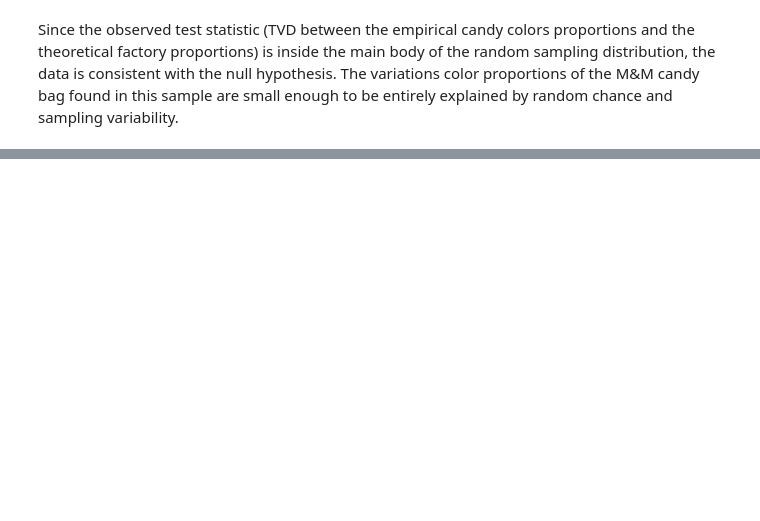
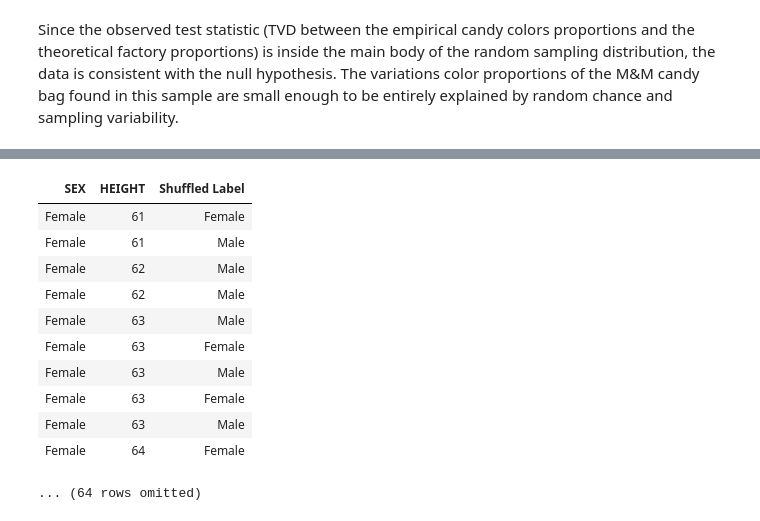
Before and after one commit to SRJC-Data-Science/materials-sp22, a Jupyter notebook: SRJC/lecture_note/lecture_17_18_19/hypothesis_testing-pw.ipynb, the cells around one changed output, grey strips where cells are left out. Saved outputs shown, nothing was run; the diff lists cells and outputs as text; code cells hidden in the pictures; blank space fills up the shorter version.

```diff
--- a/SRJC/lecture_note/lecture_17_18_19/hypothesis_testing-pw.ipynb
+++ b/SRJC/lecture_note/lecture_17_18_19/hypothesis_testing-pw.ipynb
@@ -487,0 +566,17 @@ p_value
+# %%
+shuffled_labels = sex_and_height.sample(with_replacement = False).column(0)
+original_and_shuffled = sex_and_height.with_columns("Shuffled Label", shuffled_labels)
+original_and_shuffled
+# %% [output]
+| SEX | HEIGHT | Shuffled Label |
+| Female | 61 | Female |
+| Female | 61 | Male |
+| Female | 62 | Male |
+| Female | 62 | Male |
+| Female | 63 | Male |
+| Female | 63 | Female |
+| Female | 63 | Male |
+| Female | 63 | Female |
+| Female | 63 | Male |
+| Female | 64 | Female |
+... (64 rows omitted)
```
Also changed, not shown: parts of 33 cells of this notebook.
